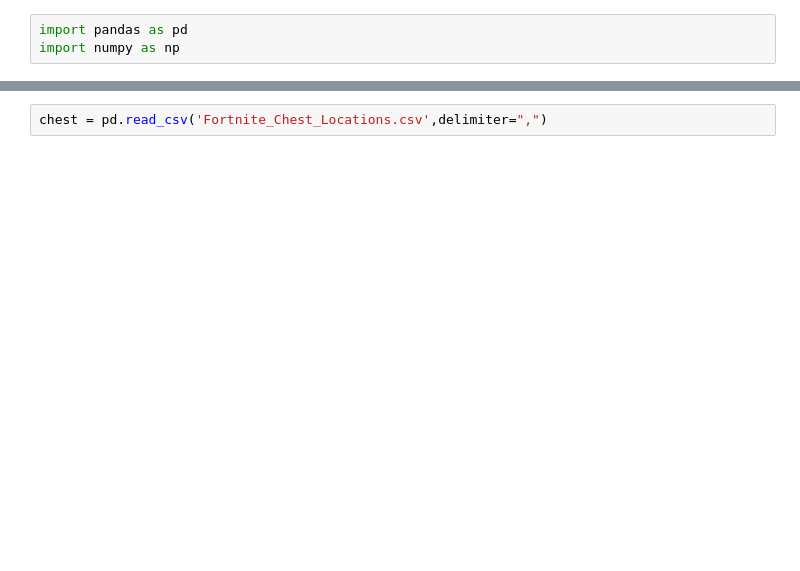
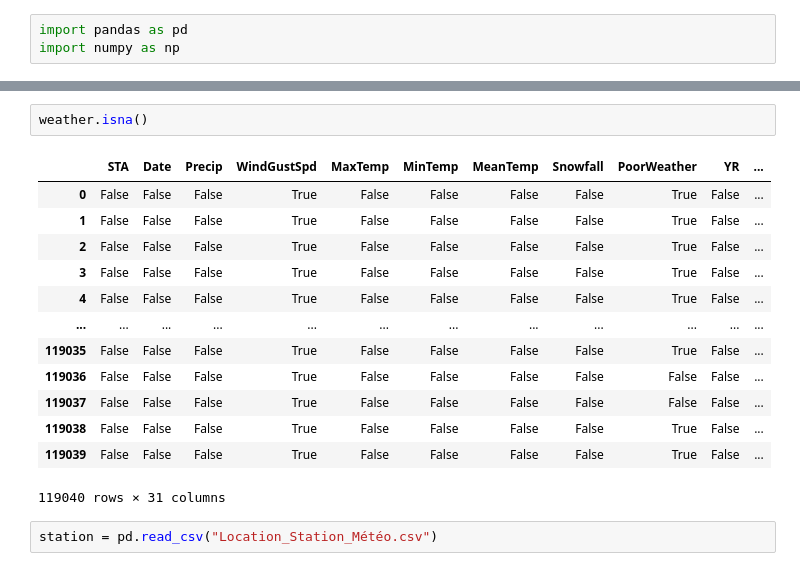
Before and after one commit to AdrienReymann/M1-IoT-H3Python, a Jupyter notebook: Température_moyenne_WWII/Température_moyenne_WWII.ipynb, the cells around one changed output, grey strips where cells are left out. Drawn from its saved outputs; the diff is of its cells as text; blank space fills up the shorter version.

```diff
--- a/Température_moyenne_WWII/Température_moyenne_WWII.ipynb
+++ b/Température_moyenne_WWII/Température_moyenne_WWII.ipynb
@@ -4,2 +16,18 @@ import numpy as np
+# %%
+weather.isna()
+# %% [output]
+|  | STA | Date | Precip | WindGustSpd | MaxTemp | MinTemp | MeanTemp | Snowfall | PoorWeather | YR | ... |
+| 0 | False | False | False | True | False | False | False | False | True | False | ... |
+| 1 | False | False | False | True | False | False | False | False | True | False | ... |
+| 2 | False | False | False | True | False | False | False | False | True | False | ... |
+| 3 | False | False | False | True | False | False | False | False | True | False | ... |
+| 4 | False | False | False | True | False | False | False | False | True | False | ... |
+| ... | ... | ... | ... | ... | ... | ... | ... | ... | ... | ... | ... |
+| 119035 | False | False | False | True | False | False | False | False | True | False | ... |
+| 119036 | False | False | False | True | False | False | False | False | False | False | ... |
+| 119037 | False | False | False | True | False | False | False | False | False | False | ... |
+| 119038 | False | False | False | True | False | False | False | False | True | False | ... |
+| 119039 | False | False | False | True | False | False | False | False | True | False | ... |
+119040 rows × 31 columns
 # %%
-chest = pd.read_csv('Fortnite_Chest_Locations.csv',delimiter=",")
+station = pd.read_csv("Location_Station_Météo.csv")
```
Also changed, not shown: parts of 7 cells of this notebook, 2 other files.
